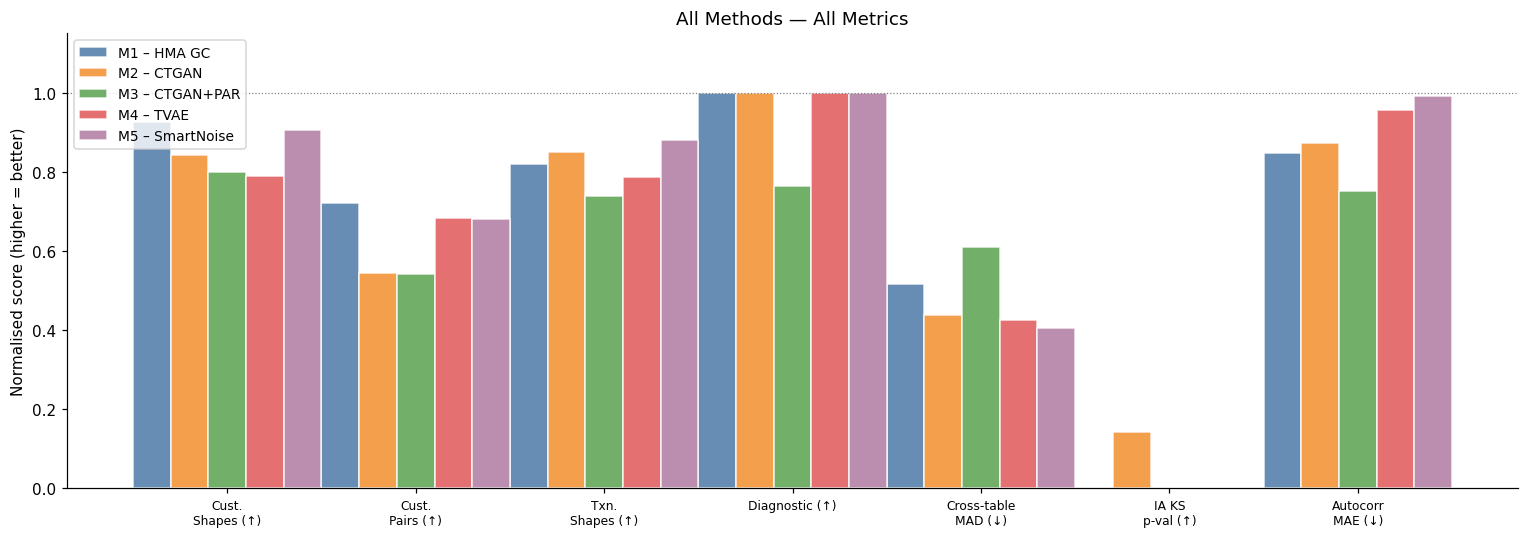
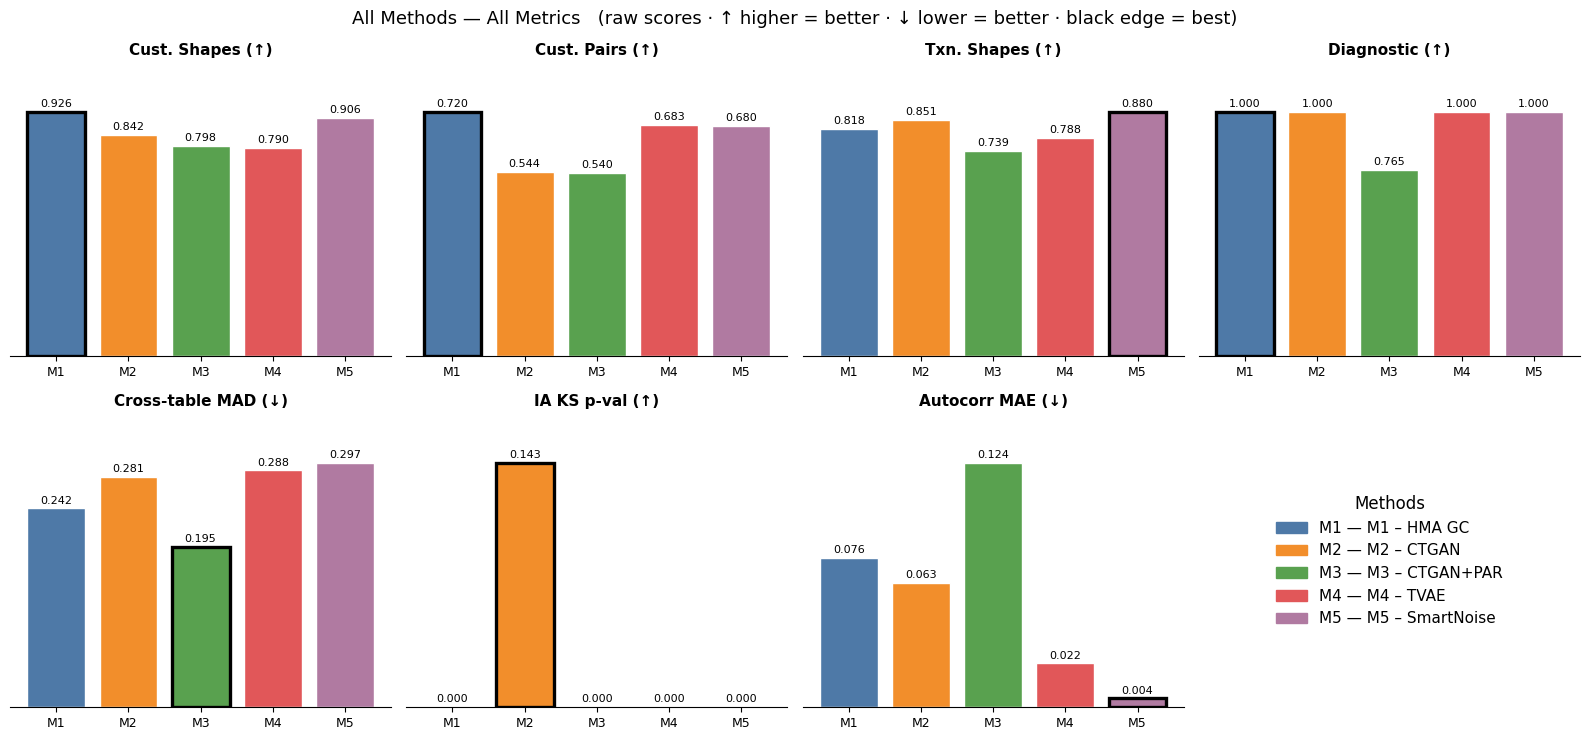
Code edit (unified diff) that turned the first committed figure into the second:
--- before
+++ after
@@ -1,45 +1,50 @@
 metrics_cfg = {
-    'Cust.\nShapes (↑)':   ('cust_column_shapes', True),
-    'Cust.\nPairs (↑)':    ('cust_pair_trends',   True),
-    'Txn.\nShapes (↑)':    ('txn_column_shapes',  True),
-    'Diagnostic (↑)':       ('diagnostic_score',   True),
-    'Cross-table\nMAD (↓)':('cross_table_mad',    False),
-    'IA KS\np-val (↑)':    ('ia_ks_pvalue',       True),
-    'Autocorr\nMAE (↓)':   ('autocorr_mae',       False),
+    'Cust. Shapes (↑)':    ('cust_column_shapes', True),
+    'Cust. Pairs (↑)':     ('cust_pair_trends',   True),
+    'Txn. Shapes (↑)':     ('txn_column_shapes',  True),
+    'Diagnostic (↑)':      ('diagnostic_score',   True),
+    'Cross-table MAD (↓)': ('cross_table_mad',    False),
+    'IA KS p-val (↑)':     ('ia_ks_pvalue',       True),
+    'Autocorr MAE (↓)':    ('autocorr_mae',       False),
 }
+method_names = list(synthetic_datasets.keys())
+short = {m: f'M{i+1}' for i, m in enumerate(method_names)}   # M1..M5 tick labels
 
-fig, ax = plt.subplots(figsize=(14, 5))
-method_names = list(synthetic_datasets.keys())
-x = np.arange(len(metrics_cfg)); w = 0.20
-n_methods = len(method_names)
+# One small panel per metric — each keeps its own (raw) y-scale, so metrics are
+# easy to read individually instead of being squashed onto one shared axis.
+fig, axes = plt.subplots(2, 4, figsize=(16, 7.5))
+axes = axes.ravel()
+for ax, (label, (col, higher)) in zip(axes, metrics_cfg.items()):
+    if col not in cmp.columns:
+        ax.axis('off'); continue
+    vals  = [float(cmp.loc[m, col]) for m in method_names]
+    best_i = int(np.argmax(vals)) if higher else int(np.argmin(vals))
+    bars = ax.bar([short[m] for m in method_names], vals,
+                  color=[METHOD_COLORS[m] for m in method_names], edgecolor='white')
+    bars[best_i].set_edgecolor('black'); bars[best_i].set_linewidth(2.4)   # best = black edge
+    ax.bar_label(bars, fmt='%.3f', fontsize=8, padding=2)
+    ax.set_title(label, fontweight='bold', fontsize=11)
+    ax.margins(y=0.20); ax.tick_params(axis='x', labelsize=9); ax.set_yticks([])
+    for sp in ('top', 'right', 'left'):
+        ax.spines[sp].set_visible(False)
 
-for i, method in enumerate(method_names):
-    vals = []
-    for label, (col, higher) in metrics_cfg.items():
-        if col not in cmp.columns: vals.append(0); continue
-        v = float(cmp.loc[method, col])
-        # Normalise: higher-is-better → v/1; lower-is-better → 1 - v/0.5
-        normed = min(v, 1.0) if higher else max(1.0 - v * 2, 0)
-        vals.append(normed)
-    ax.bar(x + (i - (n_methods - 1) / 2) * w, vals, w, label=method, color=METHOD_COLORS[method], alpha=0.85, edgecolor='white')
+# final panel = legend mapping M1..M5 → full method names
+axes[-1].axis('off')
+handles = [plt.Rectangle((0, 0), 1, 1, color=METHOD_COLORS[m]) for m in method_names]
+axes[-1].legend(handles, [f'{short[m]} — {m}' for m in method_names], loc='center',
+                fontsize=11, frameon=False, title='Methods', title_fontsize=12)
 
-ax.set_xticks(x); ax.set_xticklabels(list(metrics_cfg.keys()), fontsize=8)
-ax.set_ylim(0, 1.15); ax.set_ylabel('Normalised score (higher = better)')
-ax.set_title('All Methods — All Metrics'); ax.legend(fontsize=9)
-ax.axhline(1.0, color='grey', linestyle=':', linewidth=0.8)
+fig.suptitle('All Methods — All Metrics   (raw scores · ↑ higher = better · ↓ lower = better · black edge = best)',
+             fontsize=13)
 plt.tight_layout()
 plt.savefig(REPORTS_DIR / 'comparison_dashboard.png', bbox_inches='tight')
 plt.show()
 
-header = f'{"Metric":<24}  ' + '  '.join(f'{m:>16}' for m in method_names) + '   Best'
-print('=' * len(header))
-print(header)
-print('-' * len(header))
+header = f'{"Metric":<22}  ' + '  '.join(f'{short[m]:>8}' for m in method_names) + '   Best'
+print('=' * len(header)); print(header); print('-' * len(header))
 for label, (col, higher) in metrics_cfg.items():
-    clean = label.replace('\n', ' ')
     if col not in cmp.columns: continue
     vals = [float(cmp.loc[m, col]) for m in method_names]
-    best = method_names[vals.index(max(vals) if higher else min(vals))]
-    cells_str = '  '.join(f'{v:>16.4f}' for v in vals)
-    print(f'{clean:<24}  {cells_str}   {best}')
+    best = short[method_names[vals.index(max(vals) if higher else min(vals))]]
+    print(f'{label:<22}  ' + '  '.join(f'{v:>8.3f}' for v in vals) + f'   {best}')
 print('=' * len(header))

Commit: Redesign comparison dashboard as per-metric small multiples